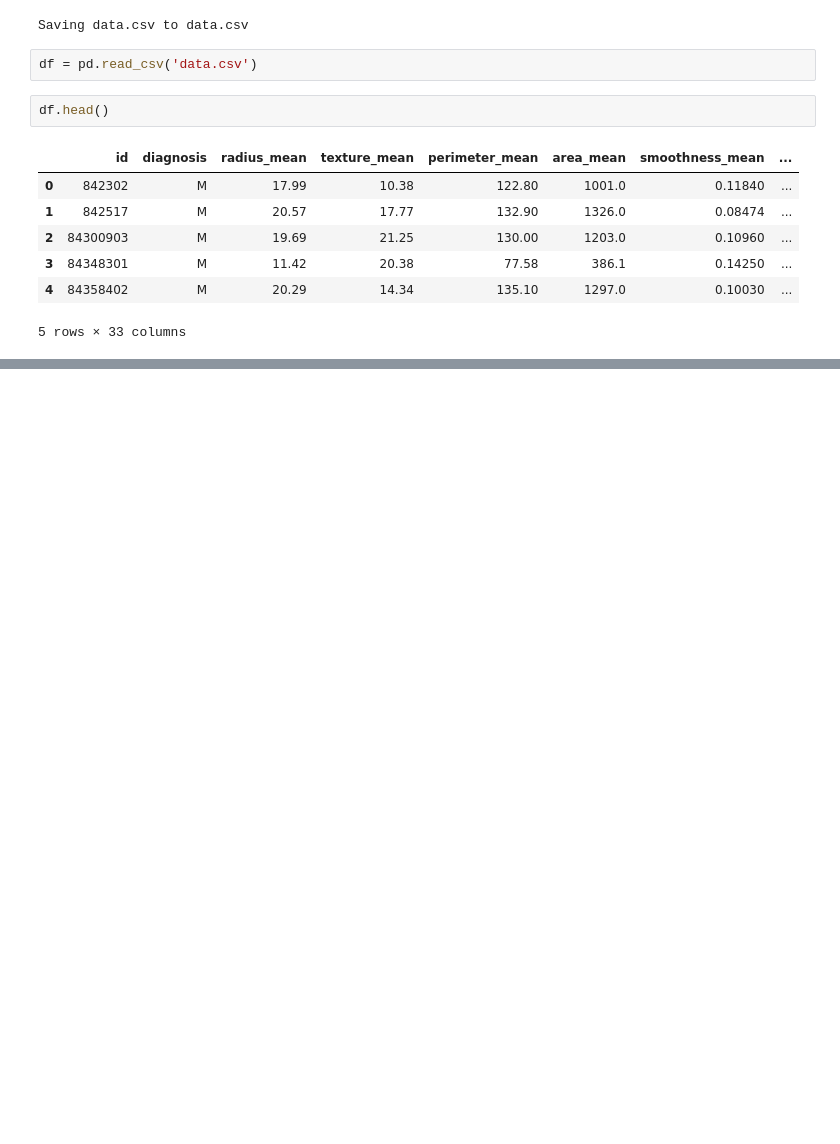
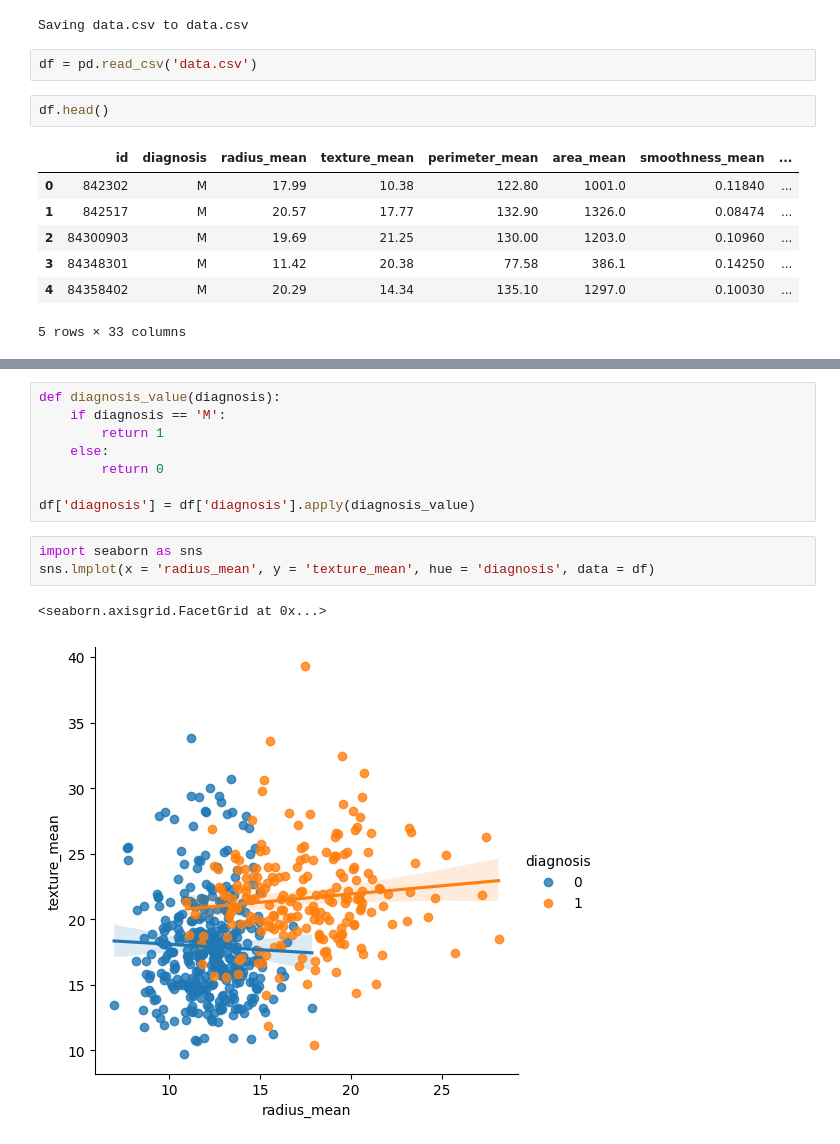
Before and after one commit to treshane-ranasinghe/breast-cancer-model-knn, a Jupyter notebook: breast_cancer_model.ipynb, the cells around one changed output, grey strips where cells are left out. Drawn from its saved outputs; the diff is of its cells as text; blank space fills up the shorter version.

Commit message:
training and testing data

```diff
--- a/breast_cancer_model.ipynb
+++ b/breast_cancer_model.ipynb
@@ -29,0 +50,14 @@ df.head()
+# %%
+def diagnosis_value(diagnosis):
+    if diagnosis == 'M':
+        return 1
+    else:
+        return 0
+
+df['diagnosis'] = df['diagnosis'].apply(diagnosis_value)
+# %%
+import seaborn as sns
+sns.lmplot(x = 'radius_mean', y = 'texture_mean', hue = 'diagnosis', data = df)
+# %% [output]
+<seaborn.axisgrid.FacetGrid at 0x...>
+[figure, added]
```
Also changed, not shown: parts of 5 cells of this notebook.
